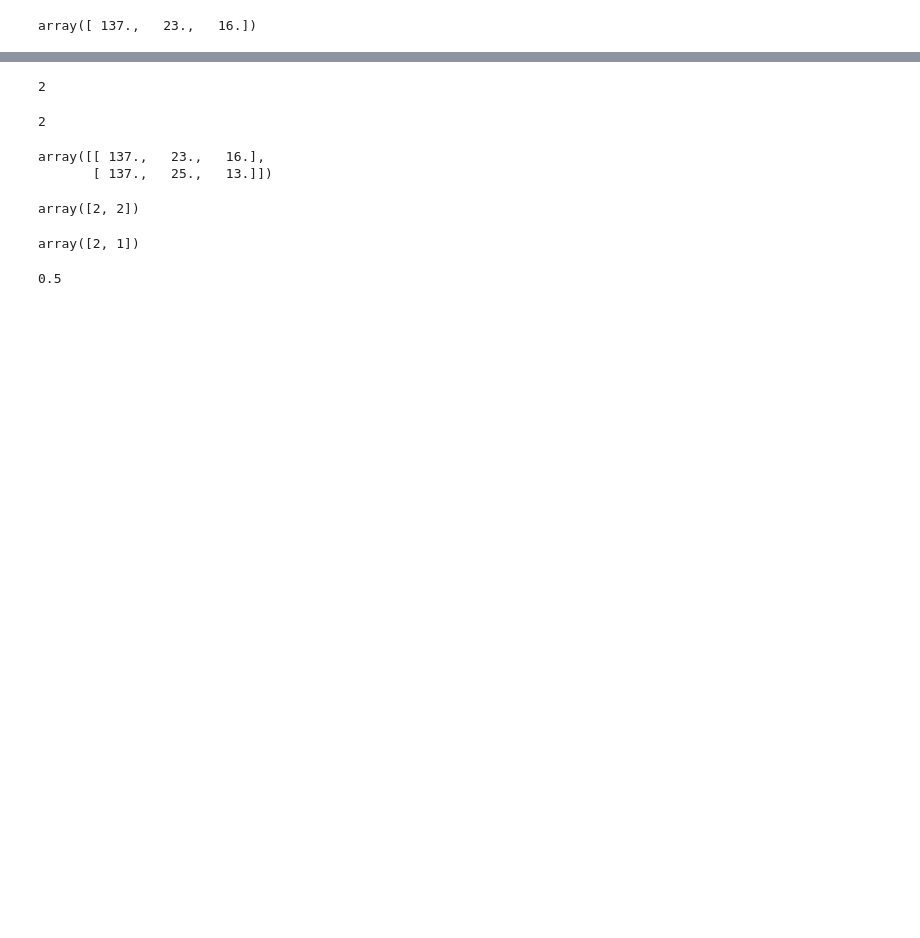
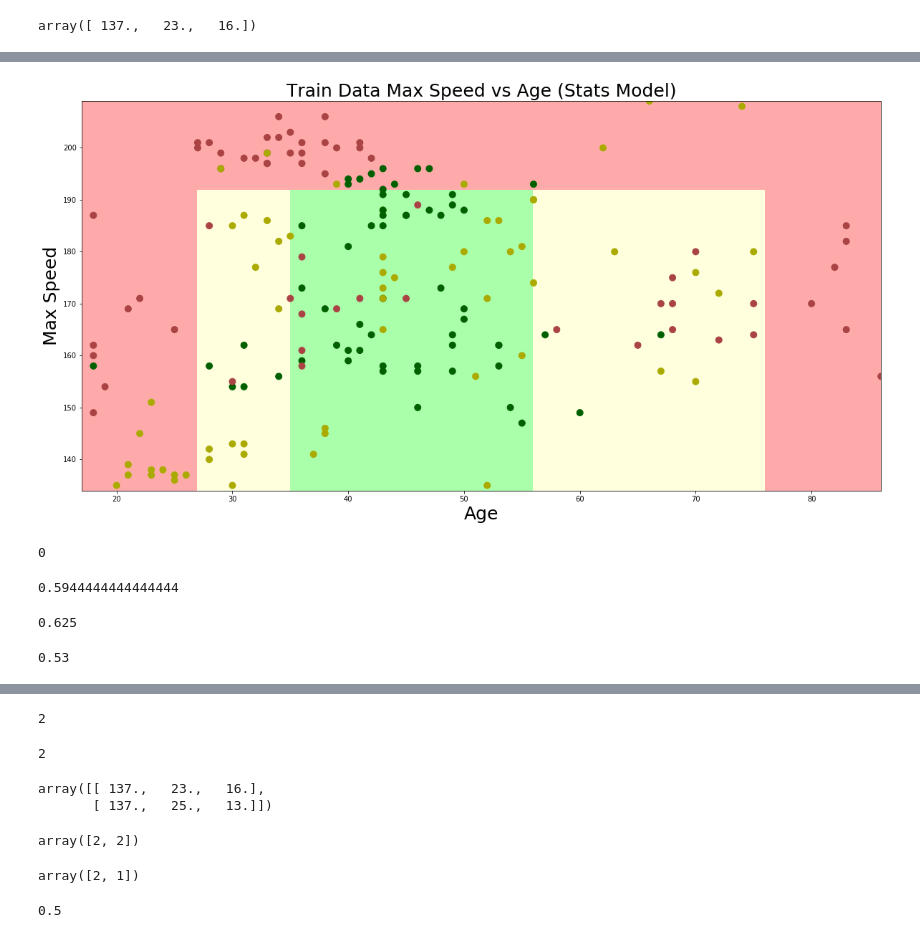
Before and after one commit to DJCordhose/ai, a Jupyter notebook: notebooks/intro/insurance.ipynb, the cells around one changed output, grey strips where cells are left out. Drawn from its saved outputs; the diff is of its cells as text; code cells hidden in the pictures; blank space fills up the shorter version.

```diff
--- a/notebooks/intro/insurance.ipynb
+++ b/notebooks/intro/insurance.ipynb
@@ -159,0 +265,19 @@ X_test_2_dim = X_test_kmh_age
+# %%
+def predict(x):
+    speed, age, km_per_year = x
+    if (is_young(age) > age_threshold or is_old(age) > age_threshold
+        or too_fast(speed) > kmhs_threshold
+        or no_practice(km_per_year) > kms_threshold or much_driving(km_per_year) > kms_threshold):
+        return 0
+    if good_age(age) > age_threshold or sweet_spot(km_per_year)  > kms_threshold:
+        return 1
+    return 2
+
+class StatsClassifier(ClassifierBase):
+    def predict_single(self, x):
+        try:
+            speed, age, km_per_year = x
+        except:
+            speed, age = x
+            km_per_year = 40
+        return predict([speed, age, km_per_year])
@@ -201,0 +305,6 @@ class BaseLineClassifier:
+# %%
+plotPrediction(stats_clf, X_train_2_dim[:, 1], X_train_2_dim[:, 0],
+               'Age', 'Max Speed', y_train,
+                title="Train Data Max Speed vs Age (Stats Model)")
+# %% [output]
+[figure, added]
@@ -201,0 +342,17 @@ class BaseLineClassifier:
+# %%
+scoring_stats_clf = ScoringStatsClassifier()
+scoring_stats_clf.predict_single(X_train[0])
+# %% [output]
+0
+# %%
+scoring_stats_clf.score(X_train_2_dim, y_train)
+# %% [output]
+0.5944444444444444
+# %%
+scoring_stats_clf.score(X_test_2_dim, y_test)
+# %% [output]
+0.625
+# %%
+scoring_stats_clf.score(X, y)
+# %% [output]
+0.53
```
Also changed, not shown: parts of 30 cells of this notebook, 9 other files.
